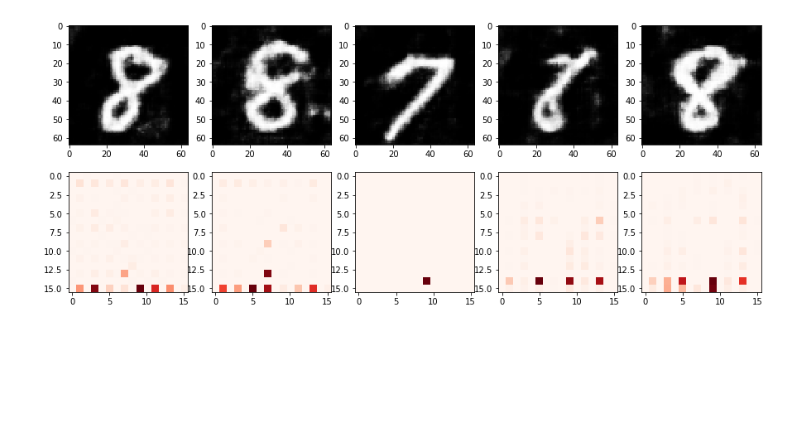
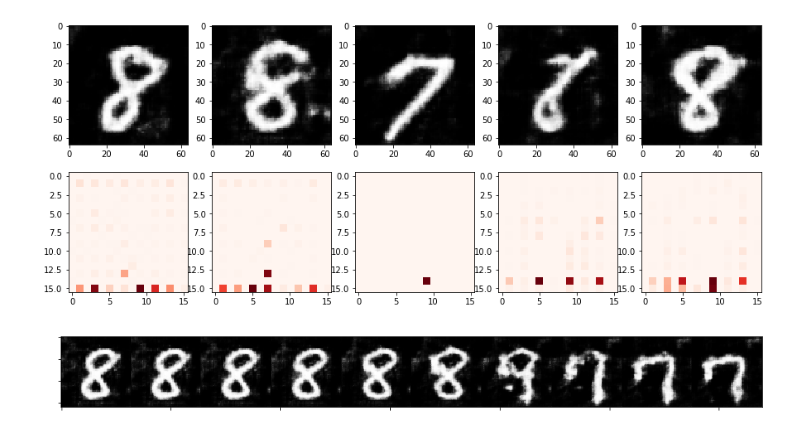
Before and after one commit to nsakki55/tech-notes, a Jupyter notebook: pytorch_advanced/5_gan_generation/ch5.ipynb, the cells around one changed output. Drawn from its saved outputs; the diff is of its cells as text; code cells hidden in the pictures; blank space fills up the shorter version.

```diff
--- a/pytorch_advanced/5_gan_generation/ch5.ipynb
+++ b/pytorch_advanced/5_gan_generation/ch5.ipynb
@@ -1043,3 +1043,40 @@ for i in range(0, 5):
     plt.imshow(am.cpu().detach().numpy(), 'Reds')
 # %% [output]
 [figure]
+# %%
+steps = 10
+
+
+start_input = torch.randn(batch_size, z_dim).view(batch_size, 20, 1, 1).to(device)
+
+end_input =  torch.randn(batch_size, z_dim).view(batch_size, 20, 1, 1).to(device)
+
+start_img = G_update(start_input)[0]
+end_img = G_update(end_input)[1]
+
+vectors = []
+
+alpha_values = np.linspace(0, 1, steps)
+for alpha in alpha_values:
+    vector = start_input * (1 - alpha) + end_input * alpha
+    vectors.append(vector)
+
+vectors = np.array(vectors)
+
+imgs = []
+for i, vec in enumerate(vectors):
+    gen_img = G_update(vec)
+    imgs.append(gen_img)
+# %%
+import cv2
+concat_imgs = []
+for i in range(len(imgs)):
+    concat_imgs.append(imgs[i][0][0][0].cpu().detach().numpy())
+
+fig = plt.figure(figsize=(15,5))
+plt.imshow(cv2.hconcat(concat_imgs), 'gray')
+plt.xticks(color="None")
+plt.yticks(color="None")
+plt.show()
+# %% [output]
+[figure, added]
```
Also changed, not shown: 3 other files.
